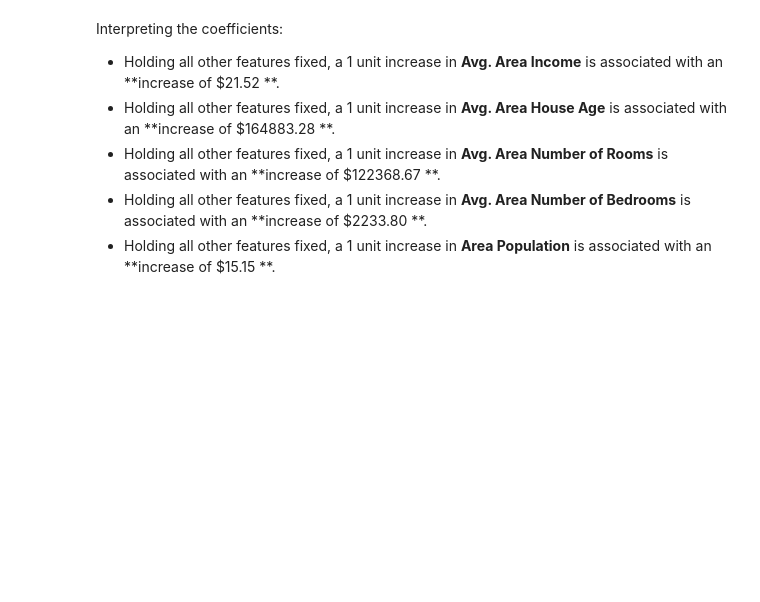
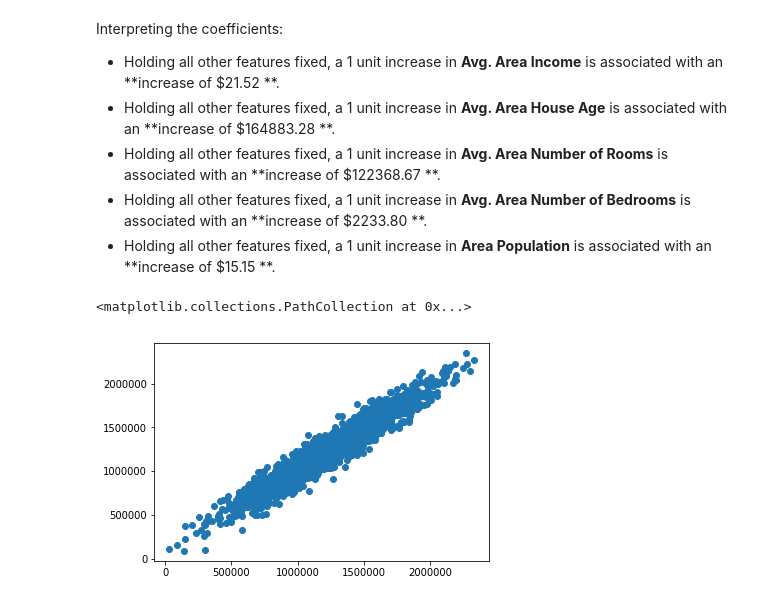
Before and after one commit to MrRutledge/ML_Practice, a Jupyter notebook: Linear_Regression .ipynb, the cells around one changed output. Saved outputs shown, nothing was run; the diff lists cells and outputs as text; code cells hidden in the pictures; blank space fills up the shorter version.

```diff
--- a/Linear_Regression .ipynb
+++ b/Linear_Regression .ipynb
@@ -242,3 +242,10 @@ Interpreting the coefficients:
 - Holding all other features fixed, a 1 unit increase in **Avg. Area Number of Rooms** is associated with an **increase of \$122368.67 **.
 - Holding all other features fixed, a 1 unit increase in **Avg. Area Number of Bedrooms** is associated with an **increase of \$2233.80 **.
 - Holding all other features fixed, a 1 unit increase in **Area Population** is associated with an **increase of \$15.15 **.
+# %%
+predictions = lm.predict(X_test)
+# %%
+plt.scatter(y_test,predictions)
+# %% [output]
+<matplotlib.collections.PathCollection at 0x...>
+[figure, added]
```
Also changed, not shown: parts of 5 cells of this notebook.
